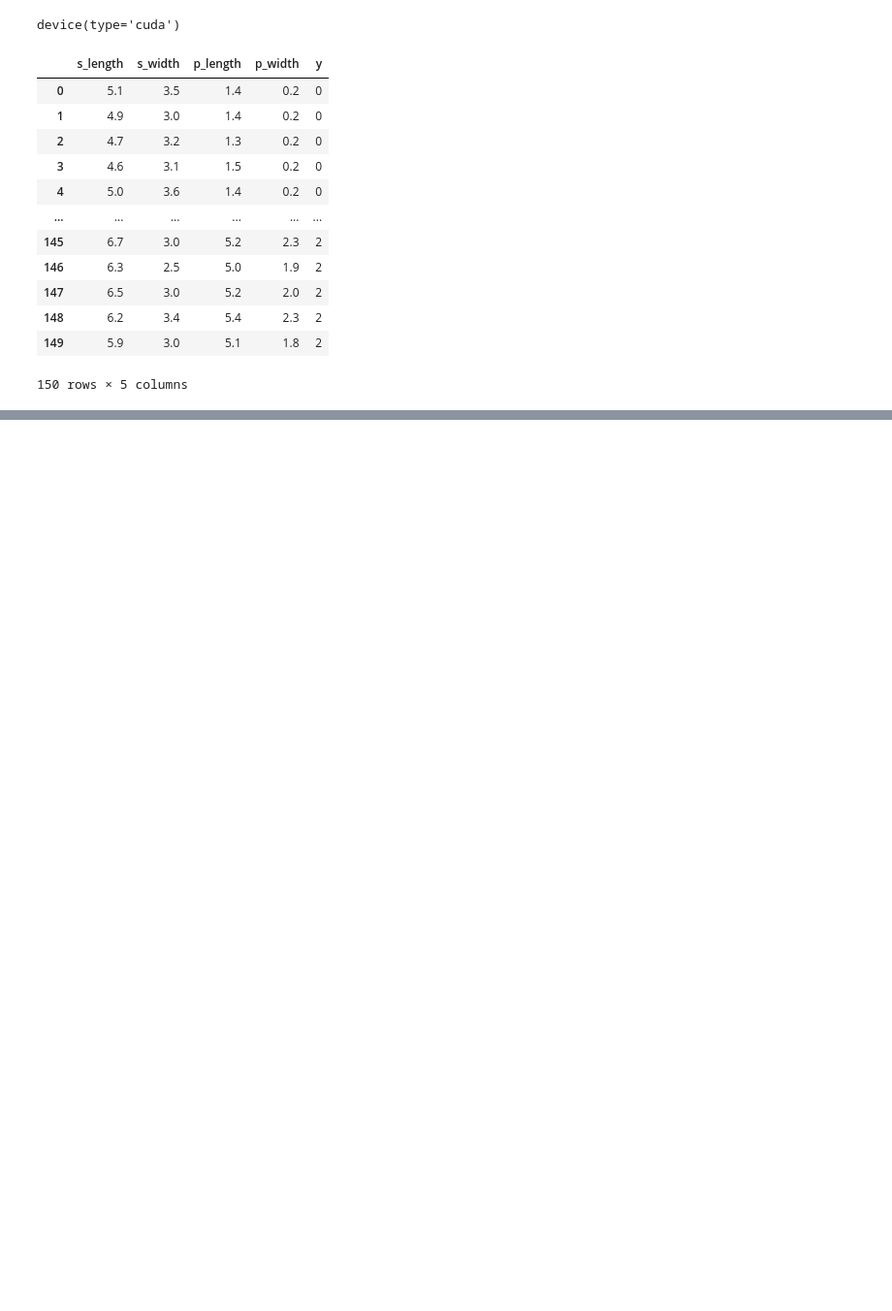
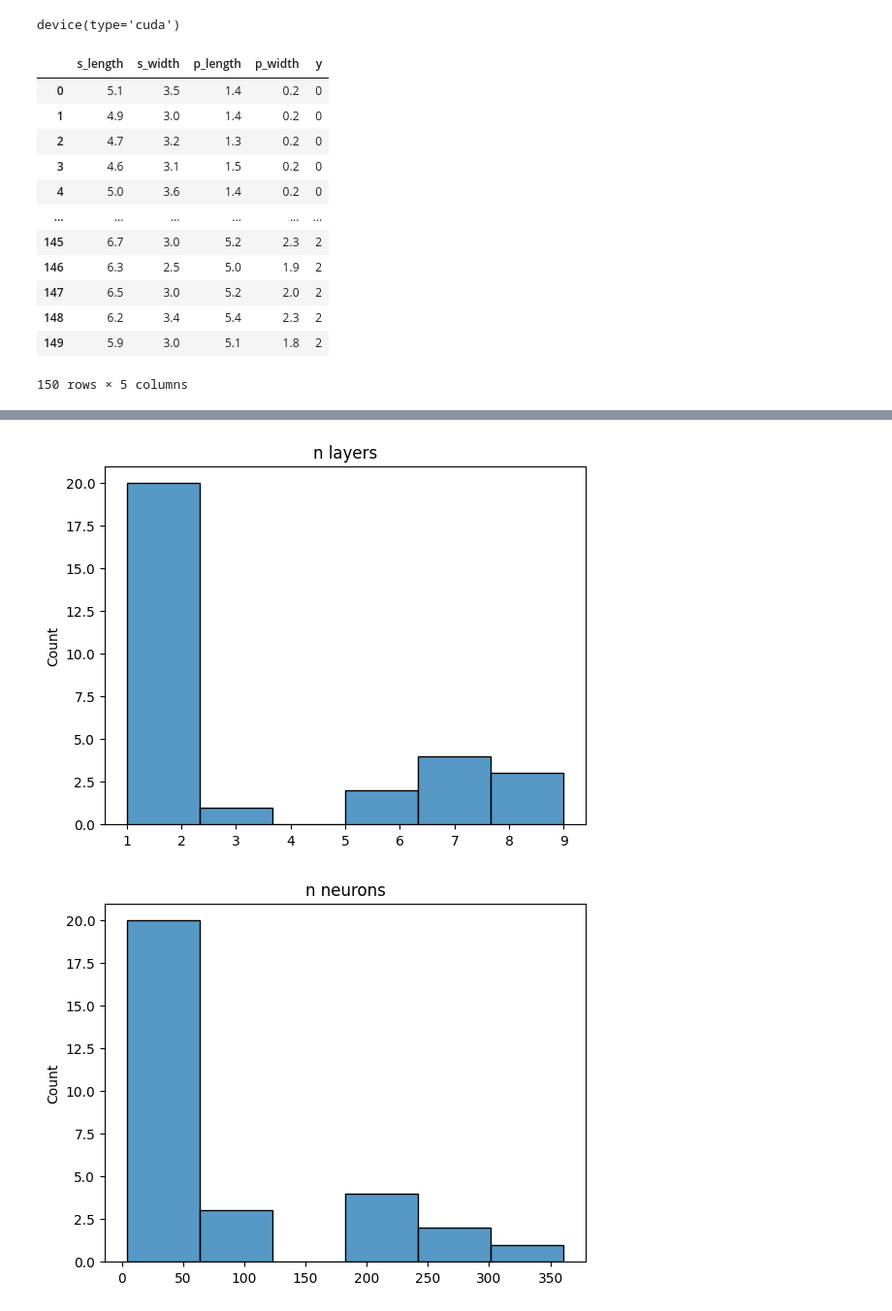
Before and after one commit to nabdullaev/HyperTune, a Jupyter notebook: iris.ipynb, the cells around one changed output, grey strips where cells are left out. Shown at 97% size. Saved outputs shown, nothing was run; the diff lists cells and outputs as text; code cells hidden in the pictures; blank space fills up the shorter version.

```diff
--- a/iris.ipynb
+++ b/iris.ipynb
@@ -269,0 +274,21 @@ plt.show()
+# %%
+import seaborn as sns
+
+sns.histplot([len(c[0].network_architecure) for c in population])
+plt.title('n layers')
+plt.show()
+
+sns.histplot([sum(c[0].network_architecure) for c in population])
+plt.title('n neurons')
+plt.show()
+
+sns.histplot([c[0].lr for c in population])
+plt.title('lr distribution')
+plt.show()
+
+sns.histplot([c[0].epochs for c in population])
+plt.title('epochs distribution')
+plt.show()
+# %% [output]
+[figure, added]
+[figure, added]
```
Also changed, not shown: parts of 9 cells of this notebook.
